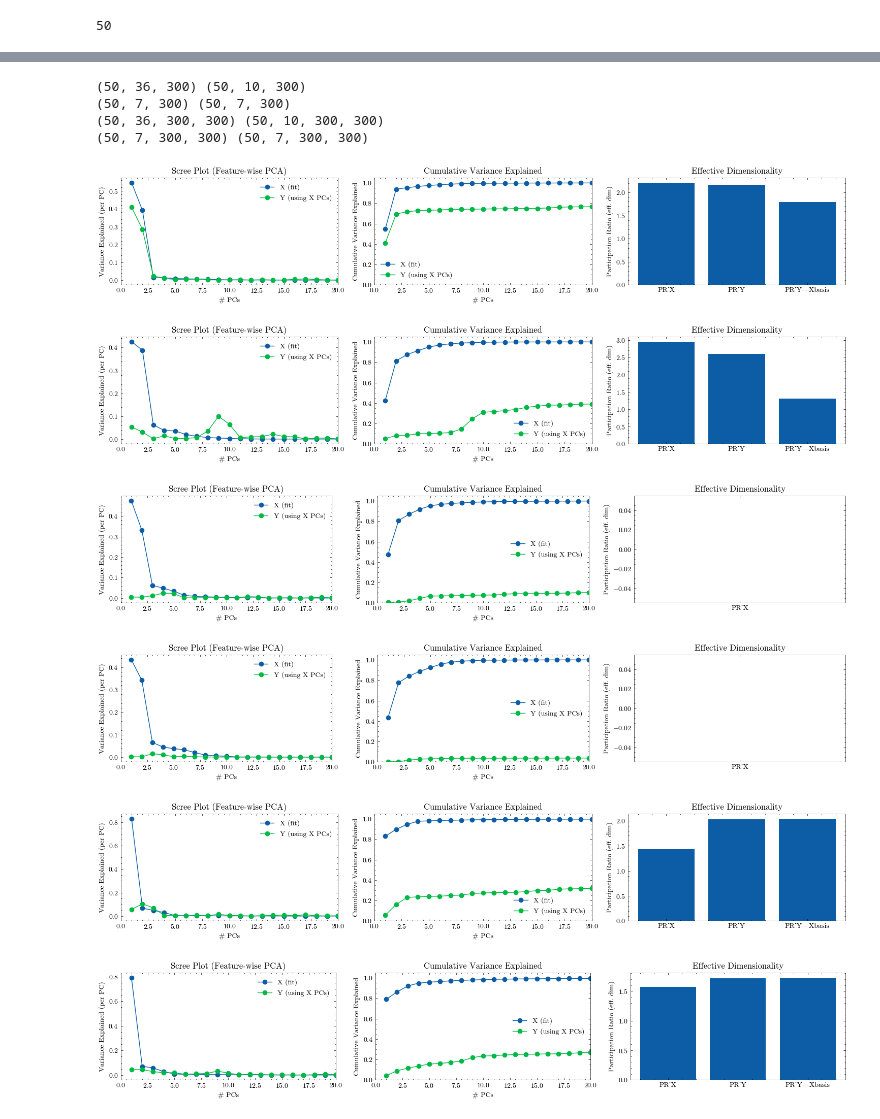
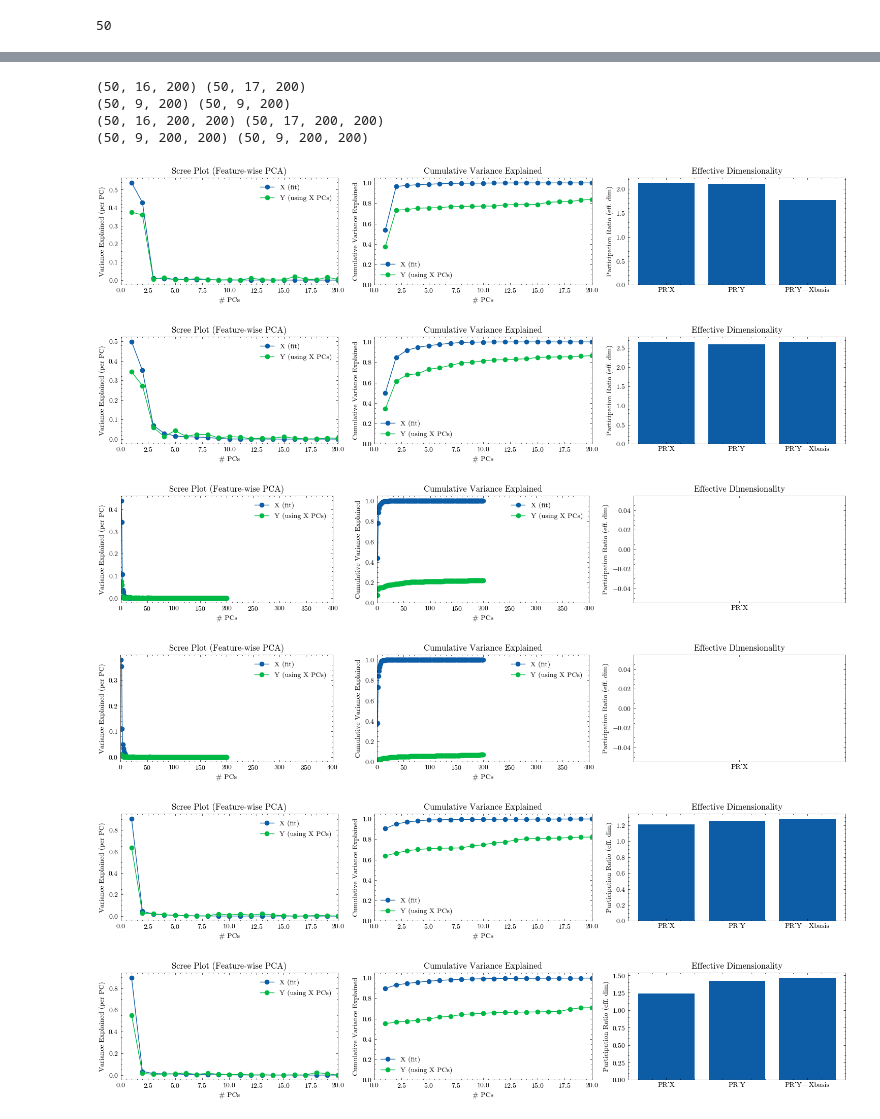
Before and after one commit to AllenInstitute/MultiTaskMPN, a Jupyter notebook: pretraining_analysis.ipynb, the cells around one changed output, grey strips where cells are left out. Saved outputs shown, nothing was run; the diff lists cells and outputs as text; code cells hidden in the pictures.

```diff
--- a/pretraining_analysis.ipynb
+++ b/pretraining_analysis.ipynb
@@ -26,9 +26,9 @@ stage1_name1 = "fdgo" # compare the stimulus period
 stage1_name2 = "delaygo" # compare the response period
 final_name = "delayanti"
 
-seed = 328
-N = 300
-withL2 = ""
+seed = 760
+N = 200
+withL2 = "+L2"
 batch_size = 128
 
 checkname = f"{stage1_name1}_{stage1_name2}_seed{seed}_+hidden{N}+batch{batch_size}+stimulus{withL2}"
@@ -197,10 +197,10 @@ print(test_task_1_go.shape, test_task_final_go.shape)
 print(test_task_0_stim_m.shape, test_task_final_stim_m.shape)
 print(test_task_1_go_m.shape, test_task_final_go_m.shape)
 # %% [output]
-(50, 36, 300) (50, 10, 300)
-(50, 7, 300) (50, 7, 300)
-(50, 36, 300, 300) (50, 10, 300, 300)
-(50, 7, 300, 300) (50, 7, 300, 300)
+(50, 16, 200) (50, 17, 200)
+(50, 9, 200) (50, 9, 200)
+(50, 16, 200, 200) (50, 17, 200, 200)
+(50, 9, 200, 200) (50, 9, 200, 200)
 # %%
 def _participation_ratio(cov_mat):
     """
@@ -354,37 +354,37 @@ _, cev_X_h_stim, _, cev_Yx_h_stim, pca, PR_h_stim = pca_cross_variance_featurewi
                                                                                    n_components=N, plot=True, center_on="X",
                                                                                    X_up=20, name=f"{checkname}_stimulus", datatype="hidden")
 # %% [output]
-[figure, old version]
+[figure, new version]
 # %%
 _, cev_X_h_resp, _, cev_Yx_h_resp, pca, PR_h_resp = pca_cross_variance_featurewise(test_task_final_go, test_task_1_go,
                                                                                    n_components=N, plot=True, center_on="X",
                                                                                    X_up=20, name=f"{checkname}_response", datatype="hidden")
 # %% [output]
-[figure, old version]
+[figure, new version]
 # %%
 _, cev_X_m_stim, _, cev_Yx_m_stim, pca, PR_m_stim = pca_cross_variance_featurewise(test_task_final_stim_m, test_task_0_stim_m,
                                                                                    n_components=N, plot=True, center_on="X",
-                                                                                   X_up=20, name=f"{checkname}_stimulus", datatype="modulation")
+                                                                                   X_up=20**2, name=f"{checkname}_stimulus", datatype="modulation")
 # %% [output]
-[figure, old version]
+[figure, new version]
 # %%
 _, cev_X_m_resp, _, cev_Yx_m_resp, pca, PR_m_resp = pca_cross_variance_featurewise(test_task_final_go_m, test_task_1_go_m,
                                                                                    n_components=N, plot=True, center_on="X",
-                                                                                   X_up=20, name=f"{checkname}_response", datatype="modulation")
+                                                                                   X_up=20**2, name=f"{checkname}_response", datatype="modulation")
 # %% [output]
-[figure, old version]
+[figure, new version]
 # %%
 _, cev_X_m_stim_pre, _, cev_Yx_m_stim_pre, pca, PR_m_stim_pre = pca_cross_variance_featurewise(test_task_final_stim_m, test_task_0_stim_m,
                                                                                                n_components=N, plot=True, center_on="X",
                                                                                                X_up=20, name=f"{checkname}_stimulus", datatype="modulation_pre")
 # %% [output]
-[figure, old version]
+[figure, new version]
 # %%
 _, cev_X_m_resp_pre, _, cev_Yx_m_resp_pre, pca, PR_m_resp_pre = pca_cross_variance_featurewise(test_task_final_go_m, test_task_1_go_m,
                                                                                                n_components=N, plot=True, center_on="X",
                                                                                                X_up=20, name=f"{checkname}_response", datatype="modulation_pre")
 # %% [output]
-[figure, old version]
+[figure, new version]
 # %%
 _, cev_X_m_stim_post, _, cev_Yx_m_stim_post, pca, PR_m_stim_post = pca_cross_variance_featurewise(test_task_final_stim_m, test_task_0_stim_m,
                                                                                                   n_components=N, plot=True, center_on="X",
```
Also changed, not shown: parts of 10 cells of this notebook, 8 other files.
